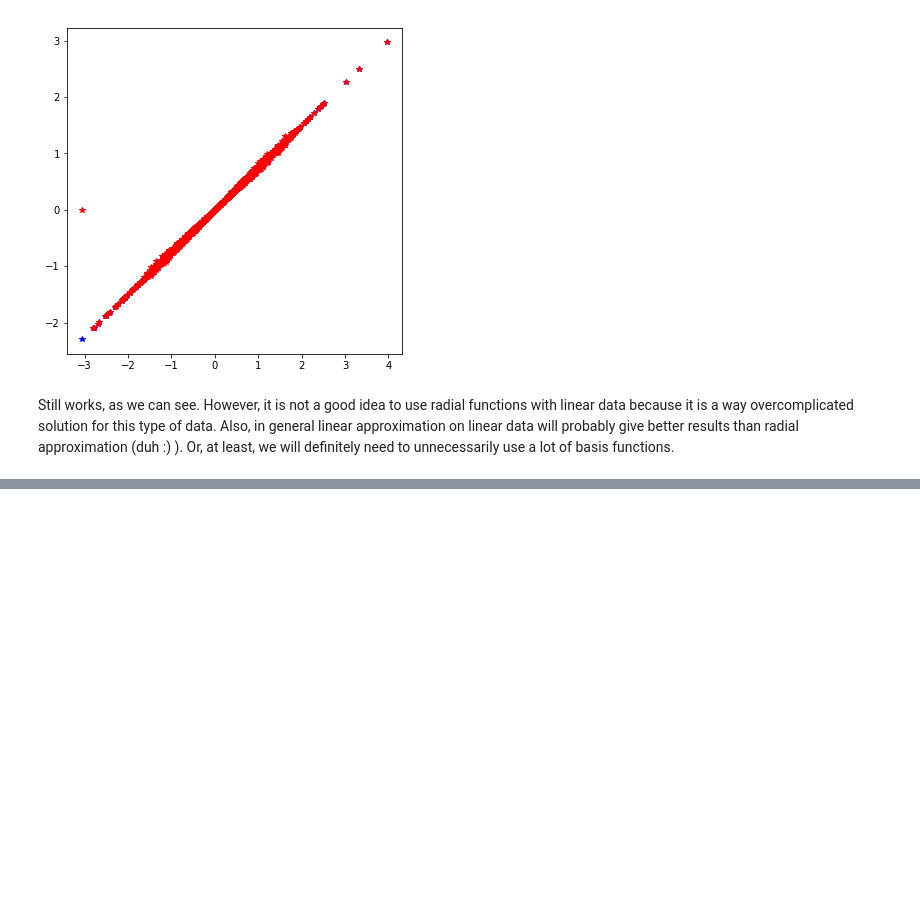
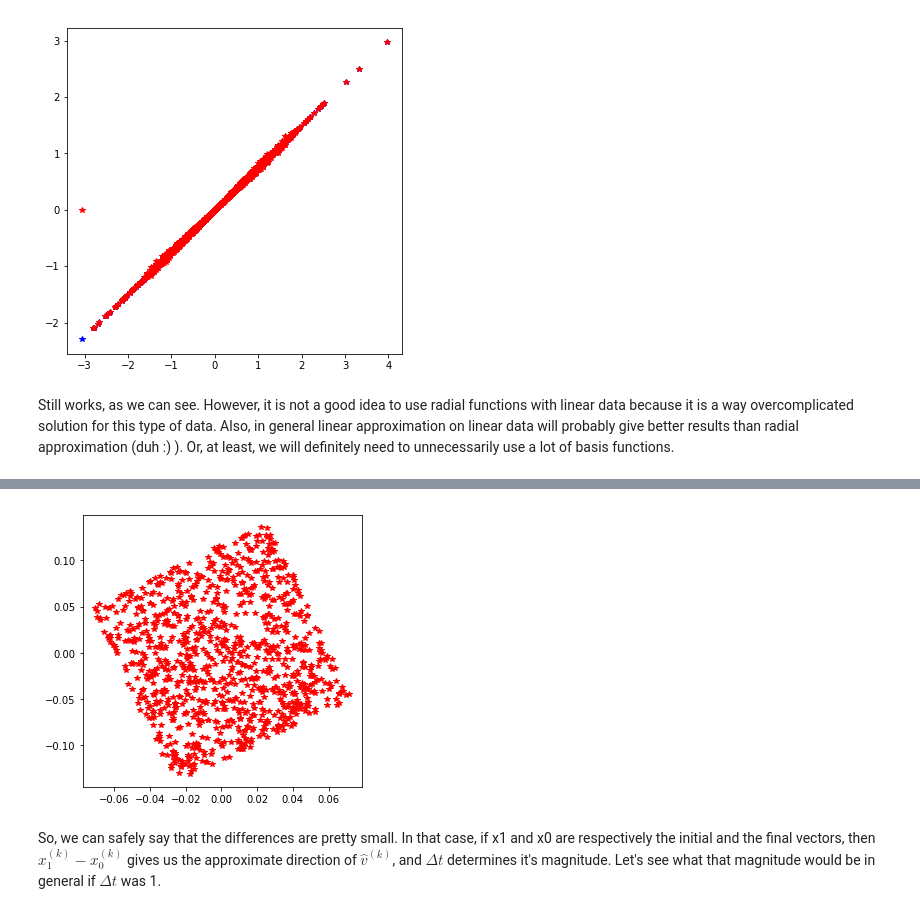
Before and after one commit to esprit1995/mlcrowd, a Jupyter notebook: assignment5/ex5.ipynb, the cells around one changed output, grey strips where cells are left out. Drawn from its saved outputs; the diff is of its cells as text; code cells hidden in the pictures; blank space fills up the shorter version.

```diff
--- a/assignment5/ex5.ipynb
+++ b/assignment5/ex5.ipynb
@@ -308,0 +317,25 @@ Still works, as we can see. However, it is not a good idea to use radial functio
+# %%
+import numpy as np
+
+linear_x0 = np.empty((1000,2))
+linear_x1 = np.empty((1000,2))
+
+with open("linear_vectorfield_data_x0.txt") as f:
+    line = f.readline()
+    cnt = 0
+    while line:
+        x01, x02 = str(line).split(" ")
+        linear_x0[cnt, 0] = float(x01)
+        linear_x0[cnt, 1] = float(x02)
+        cnt = cnt + 1
+        line = f.readline()
+
+with open("linear_vectorfield_data_x1.txt") as f:
+    line = f.readline()
+    cnt = 0
+    while line:
+        x11, x12 = str(line).split(" ")
+        linear_x1[cnt, 0] = float(x11)
+        linear_x1[cnt, 1] = float(x12)
+        cnt = cnt + 1
+        line = f.readline()
@@ -308,0 +350,12 @@ Still works, as we can see. However, it is not a good idea to use radial functio
+# %%
+import matplotlib.pyplot as plt
+
+diff = (linear_x1 - linear_x0)
+plt.figure(figsize=(5,5))
+plt.plot(diff[:,0], diff[:,1], "*r")
+plt.show()
+# %% [output]
+[figure, added]
+# %% [markdown]
+So, we can safely say that the differences are pretty small. In that case, if x1 and x0 are respectively the initial and the final vectors, then $x_1^{(k)} - x_0^{(k)}$ gives us the approximate direction of $\hat{v}^{(k)}$, and $\Delta t$ determines it's magnitude.
+Let's see what that magnitude would be in general if $\Delta t$ was 1.
```
Also changed, not shown: parts of 32 cells of this notebook, 2 other files.
